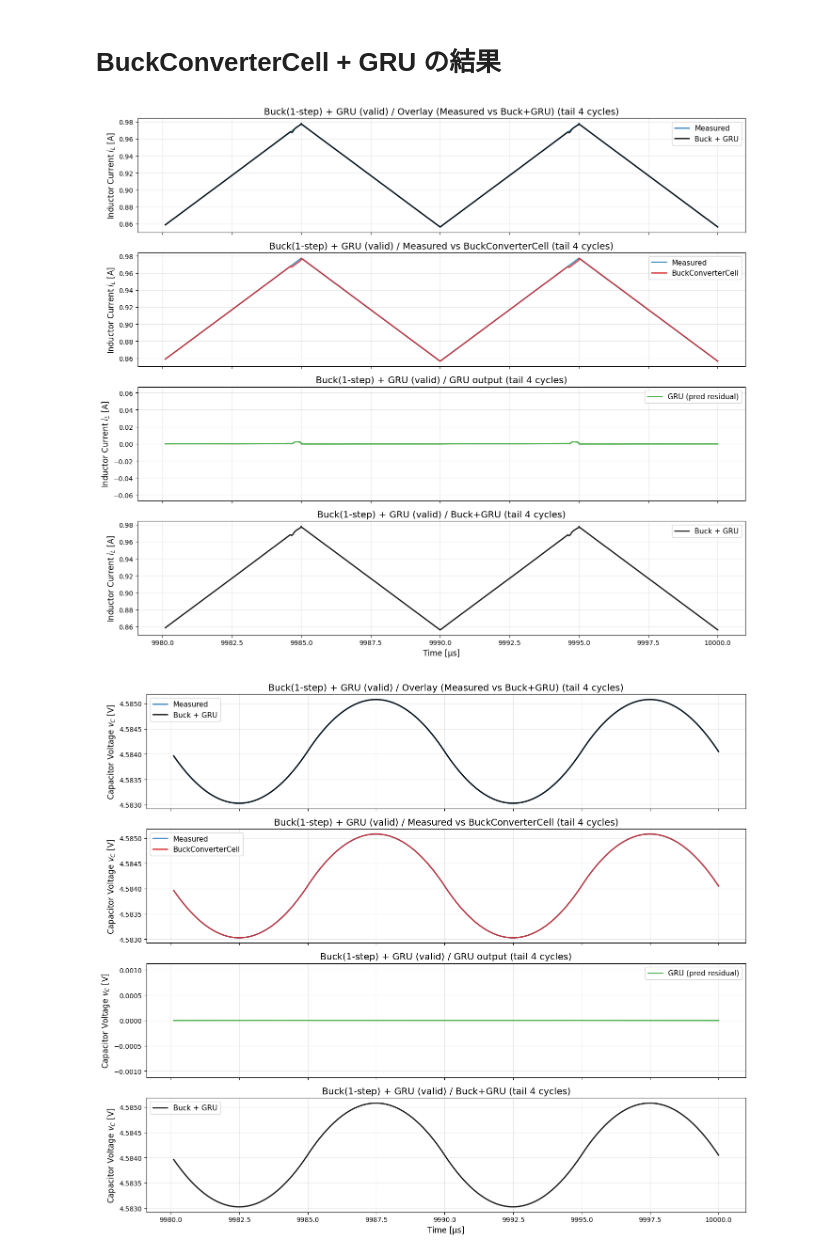
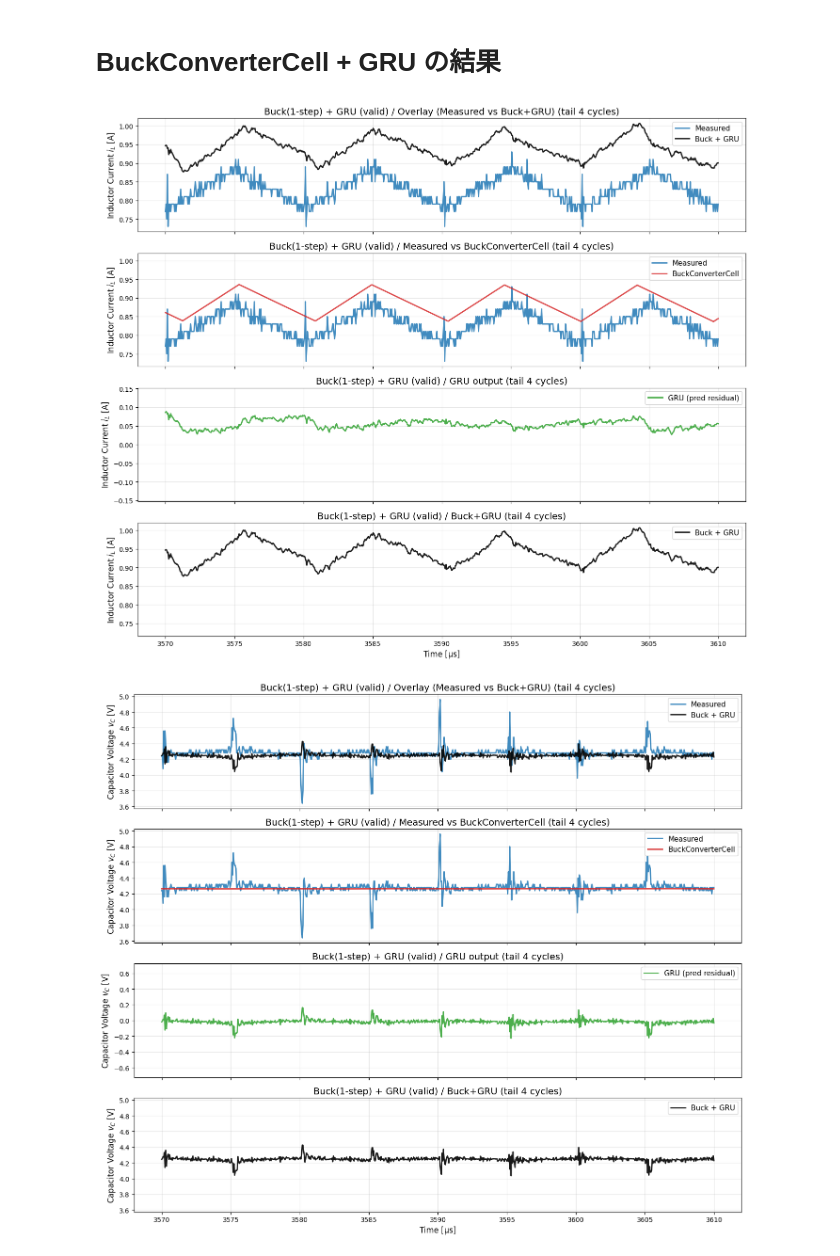
Before and after one commit to University-Laboratory/rnn-pann, a Jupyter notebook: actual_machine_notebooks/note5/note.ipynb, the cells around one changed output. Saved outputs shown, nothing was run; the diff lists cells and outputs as text; code cells hidden in the pictures.

```diff
--- a/actual_machine_notebooks/note5/note.ipynb
+++ b/actual_machine_notebooks/note5/note.ipynb
@@ -40,8 +40,8 @@ keep_log: bool = False
 
 @dataclass(frozen=True)
 class Params:
-    # data_path: str = path_list.path2
-    data_path: str = "../../data/ltspice_sim/ltspice_sim_data.csv"
+    data_path: str = path_list.path2
+    # data_path: str = "../../data/buck_sim_Vin10.0_Vref5.0_fs100000.0_ppc1000_cyc1000/buck_sim_Vin10.0_Vref5.0_fs100000.csv"
 
     # 真値パラメータ
     L_true: float = 223.6e-6
@@ -773,16 +716,8 @@ for epoch in range(params.gru_epochs):
 
     gru_loss_history["train"].append(float(train_loss.item()))
 
-    # 検証（時系列なので同区間のまま）
-    gru_model.eval()
-    with torch.no_grad():
-        noise_pred_valid = gru_model(X_valid_seq)
-        valid_loss = gru_loss_fn(noise_pred_valid, y_valid_seq)
-    gru_loss_history["valid"].append(float(valid_loss.item()))
-
     if (epoch + 1) % 50 == 0:
         print(
-            f"Epoch {epoch + 1}/{params.gru_epochs}: "
-            f"Train Loss={train_loss.item():.6e}  Valid Loss={valid_loss.item():.6e}"
+            f"Epoch {epoch + 1}/{params.gru_epochs}: Train Loss={train_loss.item():.6e}"
         )
 # %% [output]
@@ -874,70 +789,34 @@ if keep_log:
 # %% [markdown]
 # BuckConverterCell + GRU の結果
 # %%
-# BuckConverterCell(1-step) + GRU の結果（valid）
-# Cell20 で作った (h_next, h_buck_pred, split_idx) と整合させて比較する。
-N_cycles: int = 4
-T: float = float(params.T)
-seq_len: int = int(params.seq_length)
-
-# valid予測（raw）
-gru_model.eval()
-with torch.no_grad():
-    noise_pred_valid = gru_model(X_valid_seq)
-pred_noise_raw_valid = scalers.inv_z_noise(noise_pred_valid.detach().cpu()).numpy()
-
-# 対応する time / meas_next / buck_pred を作る
-# - noise_raw は「遷移 k: (t_gru[k] -> t_gru[k+1])」に対応
-# - create_sequences の target は noise_raw[seq_len:]（= y_all_seq_raw）
-t_noise_all = np.asarray(t_gru[1:], dtype=float)[seq_len:]
-
-meas_next_all = h_next.detach().cpu().numpy()[seq_len:]
-buck_pred_all = h_buck_pred.detach().cpu().numpy()[seq_len:]
-
-# validは split_idx 以降
-# それぞれ X_valid_seq と同じ長さになる
-min_len2 = int(
-    min(
-        t_noise_all[split_idx:].shape[0],
-        meas_next_all[split_idx:].shape[0],
-        buck_pred_all[split_idx:].shape[0],
-        pred_noise_raw_valid.shape[0],
-    )
-)
-
-t_view = t_noise_all[split_idx:][:min_len2]
-meas_next = meas_next_all[split_idx:][:min_len2]
-buck_pred = buck_pred_all[split_idx:][:min_len2]
-pred_noise = pred_noise_raw_valid[:min_len2]
-
 fig_iL, _, fig_vC, _ = plot_buck_gru_components_tail(
-    t=t_view,
-    iL_meas=meas_next[:, 0],
-    vC_meas=meas_next[:, 1],
-    iL_buck=buck_pred[:, 0],
-    vC_buck=buck_pred[:, 1],
-    iL_gru=pred_noise[:, 0],
-    vC_gru=pred_noise[:, 1],
-    T=T,
-    N_cycles=float(N_cycles),
+    t=t_raw_downsampled[mask][-_len:],
+    iL_meas=iL_raw_downsampled[mask][-_len:],
+    vC_meas=vC_raw_downsampled[mask][-_len:],
+    iL_buck=iL_sim[mask][-_len:],
+    vC_buck=vC_sim[mask][-_len:],
+    iL_gru=pred_noise_raw[:, 0],
+    vC_gru=pred_noise_raw[:, 1],
+    T=float(params.T),
+    N_cycles=4,
     title="Buck(1-step) + GRU (valid)",
     include_overlay=True,
 )
 plt.show()
 
 if keep_log:
     save_figure_to_log(
         fig_iL,
         "tail4T_iL_meas_buck1step_gru_sum_valid",
         result_dir,
         "iL: Measured(next) / Buck(1-step) / GRU / Buck+GRU（valid, 末尾4周期）",
     )
     save_figure_to_log(
         fig_vC,
         "tail4T_vC_meas_buck1step_gru_sum_valid",
         result_dir,
         "vC: Measured(next) / Buck(1-step) / GRU / Buck+GRU（valid, 末尾4周期）",
     )
 # %% [output]
-[figure, old version]
+[figure, new version]
-[figure, old version]
+[figure, new version]
```
Also changed, not shown: parts of 16 cells of this notebook, 22 other files.
